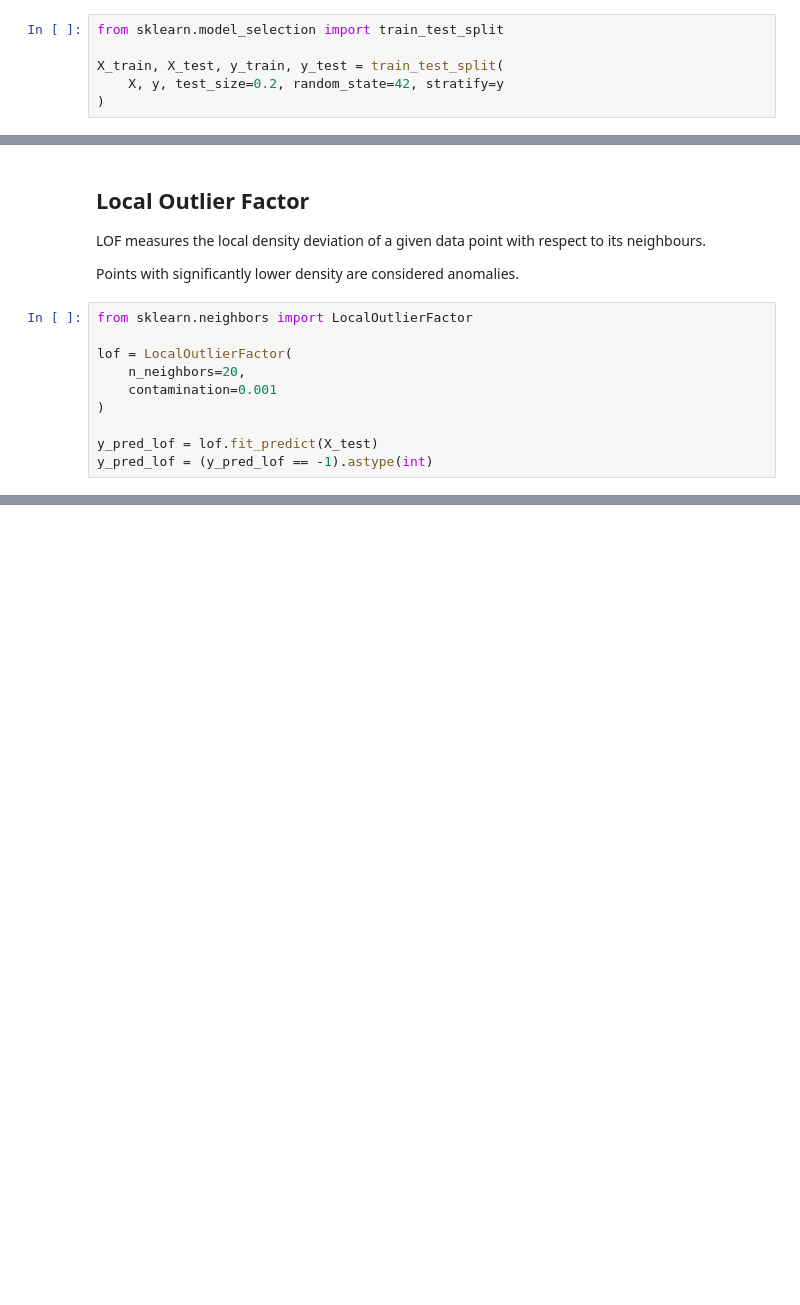
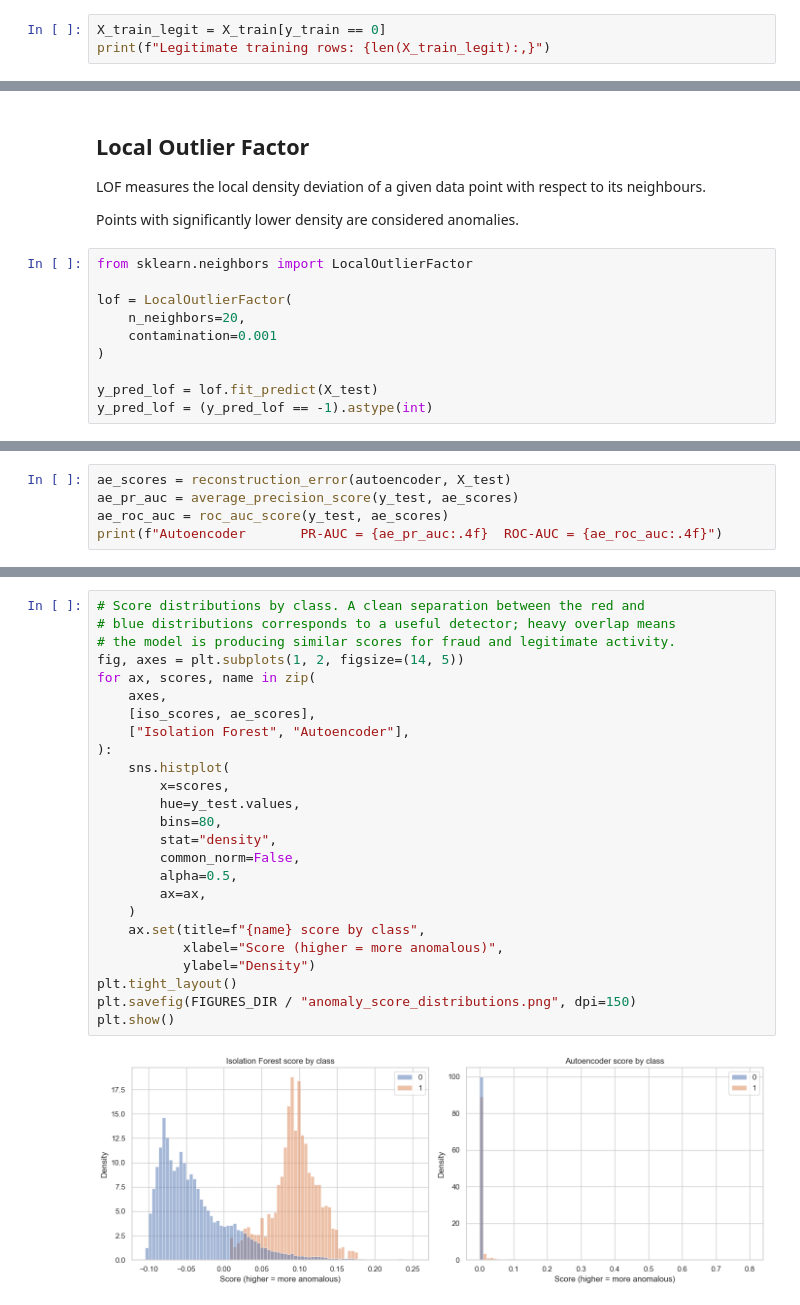
Before and after one commit to MarcLVR/financial-fraud-anomaly-detection, a Jupyter notebook: notebooks/04_anomaly_detection.ipynb, the cells around one changed output, grey strips where cells are left out. Drawn from its saved outputs; the diff is of its cells as text; blank space fills up the shorter version.

```diff
--- a/notebooks/04_anomaly_detection.ipynb
+++ b/notebooks/04_anomaly_detection.ipynb
@@ -18,6 +51,3 @@ y = df["isFraud"]
 # %%
-from sklearn.model_selection import train_test_split
-
-X_train, X_test, y_train, y_test = train_test_split(
-    X, y, test_size=0.2, random_state=42, stratify=y
-)
+X_train_legit = X_train[y_train == 0]
+print(f"Legitimate training rows: {len(X_train_legit):,}")
@@ -128,0 +211,5 @@ comparison.sort_values(by="PR-AUC", ascending=False)
+# %%
+ae_scores = reconstruction_error(autoencoder, X_test)
+ae_pr_auc = average_precision_score(y_test, ae_scores)
+ae_roc_auc = roc_auc_score(y_test, ae_scores)
+print(f"Autoencoder       PR-AUC = {ae_pr_auc:.4f}  ROC-AUC = {ae_roc_auc:.4f}")
@@ -128,0 +230,27 @@ comparison.sort_values(by="PR-AUC", ascending=False)
+# %%
+# Score distributions by class. A clean separation between the red and
+# blue distributions corresponds to a useful detector; heavy overlap means
+# the model is producing similar scores for fraud and legitimate activity.
+fig, axes = plt.subplots(1, 2, figsize=(14, 5))
+for ax, scores, name in zip(
+    axes,
+    [iso_scores, ae_scores],
+    ["Isolation Forest", "Autoencoder"],
+):
+    sns.histplot(
+        x=scores,
+        hue=y_test.values,
+        bins=80,
+        stat="density",
+        common_norm=False,
+        alpha=0.5,
+        ax=ax,
+    )
+    ax.set(title=f"{name} score by class",
+           xlabel="Score (higher = more anomalous)",
+           ylabel="Density")
+plt.tight_layout()
+plt.savefig(FIGURES_DIR / "anomaly_score_distributions.png", dpi=150)
+plt.show()
+# %% [output]
+[figure, added]
```
Also changed, not shown: parts of 17 cells of this notebook, 13 other files.
